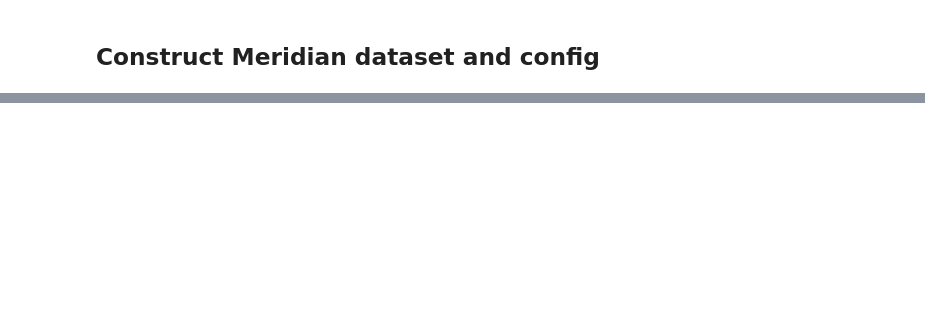
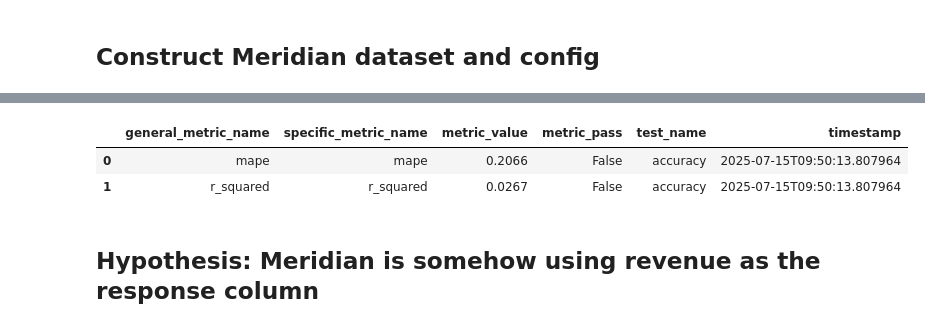
Before and after one commit to mutinex/mmm-eval, a Jupyter notebook: mmm_eval/comparison/notebooks/Comparison_Testing.ipynb, the cells around one changed output, grey strips where cells are left out. Cells and saved outputs as stored; diff of their text form; code cells hidden in the pictures; blank space fills up the shorter version.

```diff
--- a/mmm_eval/comparison/notebooks/Comparison_Testing.ipynb
+++ b/mmm_eval/comparison/notebooks/Comparison_Testing.ipynb
@@ -185,18 +188,26 @@ NameError: name 'merged' is not defined
 # %%
 from mmm_eval.comparison.process import load_and_process_datasets
 
-pipeline_path = "gs://mtx-ths-uat-au-theseus-pipeline-artifacts/artifacts/816012989105/theseus-simply-energy-20250709103055/run-feature-store-2_-5522238876388687872/model_output/export"
-holidays_whitelist = ["Christmas Day", "Good Friday", "New Year's Day"]
+os.environ["GOOGLE_APPLICATION_CREDENTIALS"] = "/Users/samuelmccormick/.config/gcloud/application_default_credentials.json"
+customer_id = "belong_64"
+data_version = "2025-07-07T05:59:08.517992"
+
+
+pipeline_path = "gs://mtx-ths-uat-au-theseus-pipeline-artifacts/artifacts/816012989105/theseus-belong-20250714150222/run-feature-store-2_490770313592700928/model_output/export"
+holidays_whitelist = ["new_year's_day_aus",
+  'christmas_day_aus',
+  'good_friday_aus',
+  'eofy_aus']
 # why are some of these not showing up?
-externals_whitelist = ['target_cash_rate_rolling_mean',
+externals_whitelist = ['foot_traffic_vol_feat_weekly_diff',
   'target_cash_rate_smooth_jump',
-  'employed_total_persons_seasonally_adjusted_feat_differenced',
+  'target_cash_rate_rolling_mean',
   'consumer_sentiment_feat_centered',
-  'cpi_raw_trimmed_mean_quad_interpolated',
+  'cpi_trimmed_mean_feat_smoothed',
+  'any_lockdown_2021',
   'migration_total_arrivals_rolling_scaled',
-  'migration_total_arrivals_mom_pct_change',
                       ]
-node_filter = "default.default.home_loans"
+node_filter = "default.default.internet"
 datasets_processed = load_and_process_datasets(customer_id, data_version, pipeline_path,
                                                holidays_whitelist, externals_whitelist, node_filter=node_filter)
 # %% [output]
@@ -217,5 +220,5 @@ datasets_processed = load_and_process_datasets(customer_id, data_version, pipeli
 from mmm_eval.comparison.dataset_processor import DatasetProcessor
 
 dp = DatasetProcessor.from_raw_data(datasets_processed, customer_id, data_version, holidays_whitelist,
-                                    holidays_df_path, node_filter=node_filter)
+                                    pipeline_path, node_filter=node_filter)
 # %% [output]
@@ -314,7 +330,7 @@ prior = prior_distribution.PriorDistribution(
 
 # set up Meridian configs
 model_spec_config = MeridianModelSpecSchema(prior=prior)
-sample_posterior_config = MeridianSamplePosteriorSchema(n_chains=2, n_adapt=10, n_burnin=10, n_keep=10)
+sample_posterior_config = MeridianSamplePosteriorSchema(n_chains=4, n_adapt=200, n_burnin=200, n_keep=400)
 idb_config = MeridianInputDataBuilderSchema(date_column="date", media_channels=col_map["media_channels"],
                                             channel_spend_columns=col_map["media_channels"],
                                             non_media_treatment_columns=col_map.get("non_media_treatment_columns"),
@@ -346,0 +363,6 @@ W0000 00:00:1752454576.241431 6747383 assert_op.cc:38] Ignoring Assert operator
+# %%
+result
+# %% [output]
+|  | general_metric_name | specific_metric_name | metric_value | metric_pass | test_name | timestamp |
+| 0 | mape | mape | 0.2066 | False | accuracy | 2025-07-15T09:50:13.807964 |
+| 1 | r_squared | r_squared | 0.0267 | False | accuracy | 2025-07-15T09:50:13.807964 |
@@ -346,0 +371,2 @@ W0000 00:00:1752454576.241431 6747383 assert_op.cc:38] Ignoring Assert operator
+# %% [markdown]
+## Hypothesis: Meridian is somehow using revenue as the response column
```
Also changed, not shown: parts of 15 cells of this notebook, 2 other files.
